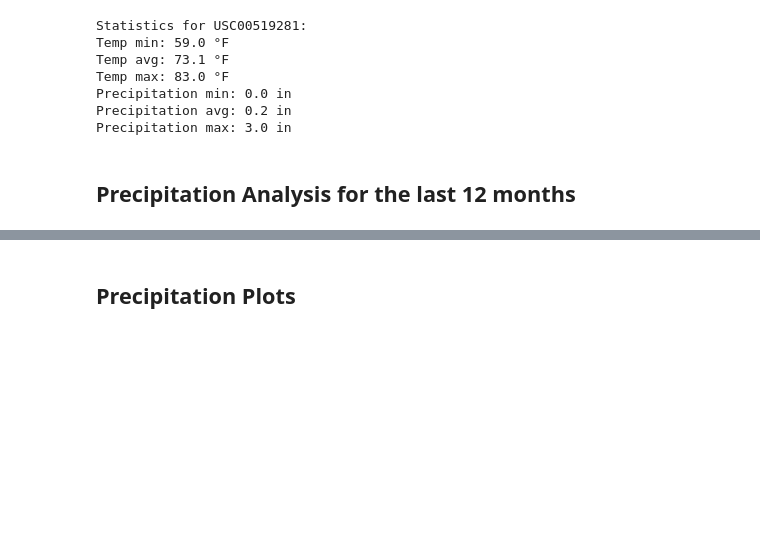
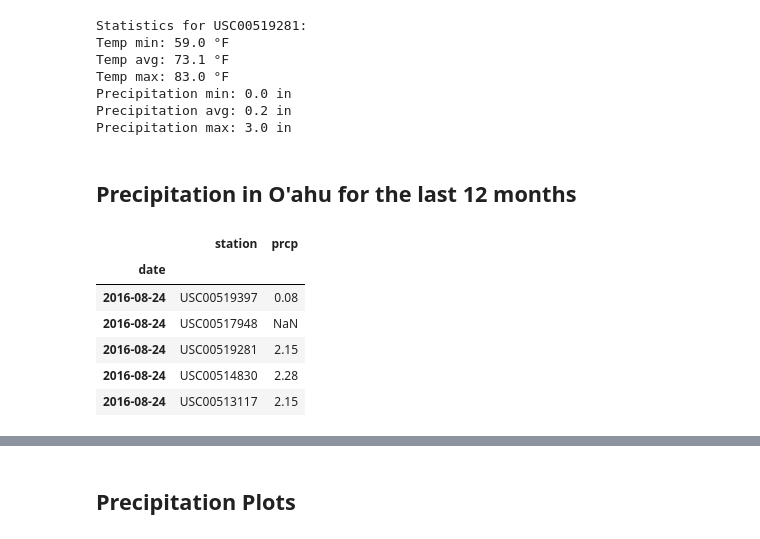
Before and after one commit to rochiecuevas/climate_analysis, a Jupyter notebook: climate_starter.ipynb, the cells around one changed output, grey strips where cells are left out. Cells and saved outputs as stored; diff of their text form; code cells hidden in the pictures; blank space fills up the shorter version.

```diff
--- a/climate_starter.ipynb
+++ b/climate_starter.ipynb
@@ -276,20 +276,28 @@ Precipitation min: 0.0 in
 Precipitation avg: 0.2 in
 Precipitation max: 3.0 in
 # %% [markdown]
-## Precipitation Analysis for the last 12 months
+## Precipitation in O'ahu for the last 12 months
 # %%
 # Select the columns for the analyses
-sel = [Measurement.date, Measurement.station, Measurement.prcp]
+sel4 = [Measurement.date, Measurement.station, Measurement.prcp]
 
 # Perform a query to retrieve the total observations and precipitation measurements
-data = session.query(*sel).filter(Measurement.date > year_ago).all()
+data = session.query(*sel4).filter(Measurement.date > year_ago).all()
 # %%
 data2 = session.query(Measurement).filter(Measurement.date > year_ago).all()
 # %%
 # Save the query results as a Pandas DataFrame and set the index to the date column
-df = pd.DataFrame(data)
-df = df.sort_values("date", ascending = True) # Sort the dataframe by date
-df = df.set_index("date")
-df.head()
+df2 = pd.DataFrame(data)
+df2 = df.sort_values("date", ascending = True) # Sort the dataframe by date
+df2 = df.set_index("date")
+df2.head()
+# %% [output]
+|  | station | prcp |
+| date |  |  |
+| 2016-08-24 | USC00519397 | 0.08 |
+| 2016-08-24 | USC00517948 | NaN |
+| 2016-08-24 | USC00519281 | 2.15 |
+| 2016-08-24 | USC00514830 | 2.28 |
+| 2016-08-24 | USC00513117 | 2.15 |
 # %%
 # Use Pandas to calculate the summary statistics for precipitation
```
Also changed, not shown: parts of 5 cells of this notebook, 3 other files.
